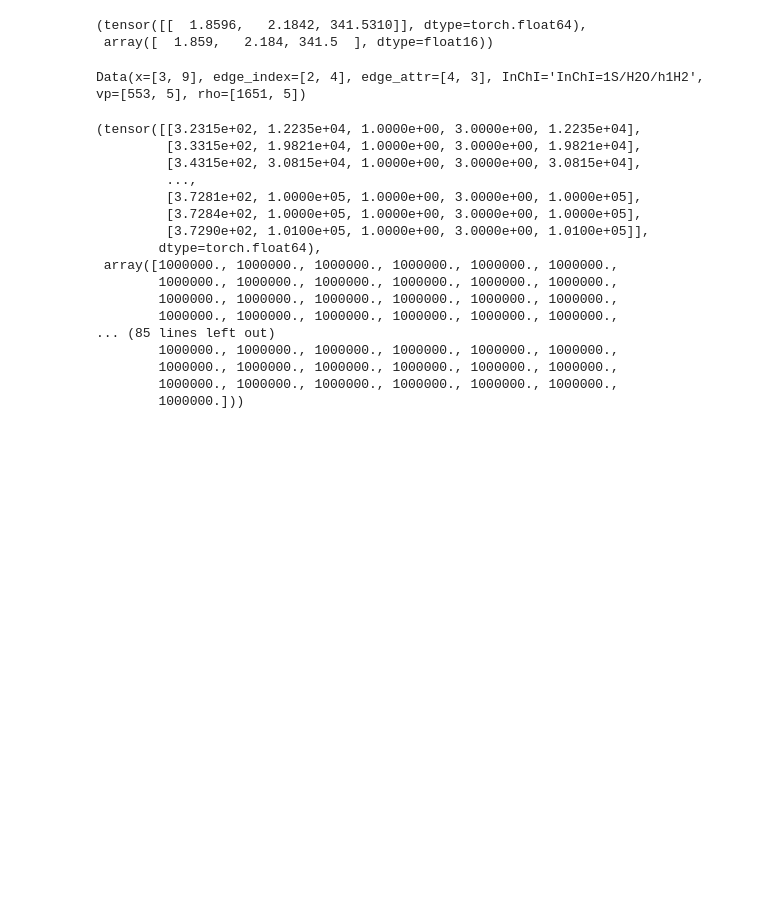
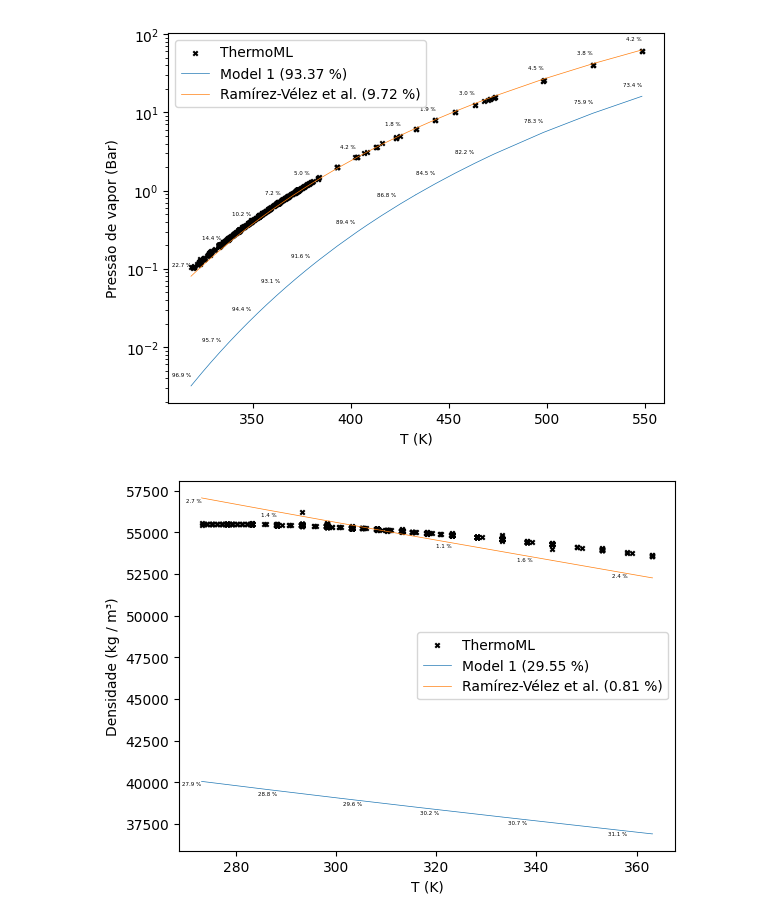
Before and after one commit to wildsonbbl/gnnepcsaft, a Jupyter notebook: init_para.ipynb, the cells around one changed output. Drawn from its saved outputs; the diff is of its cells as text; code cells hidden in the pictures; blank space fills up the shorter version.

```diff
--- a/init_para.ipynb
+++ b/init_para.ipynb
@@ -38,11 +41,11 @@ config.post_layers=3
 model_dtype = torch.float64
 # %%
 # Create and initialize the network.
-deg = calc_deg("thermoml", './')
+deg = calc_deg("ramirez", './')
 model = create_model(config, deg).to(device, model_dtype)
 # %%
 # Set up checkpointing of the model.
-ckp_path = "./train/checkpoints/model2-2_67e6.pth"
+ckp_path = "./train/checkpoints/model1-2_21e6.pth"
 if osp.exists(ckp_path):
     checkpoint = torch.load(ckp_path, map_location=torch.device("cpu"))
     model.load_state_dict(checkpoint["model_state_dict"])
@@ -60,11 +65,11 @@ with torch.no_grad():
 
         graphs = graphs.to(device)
         parameters = model(graphs)
-        params = parameters.squeeze().to(torch.float64).detach().numpy()
+        params = parameters.squeeze().to(torch.float64).numpy()
         rho = graphs.rho.view(-1, 5).to(torch.float64).numpy()
         vp = graphs.vp.view(-1, 5).to(torch.float64).numpy()
-        mden, mvp = MAPE(params, rho, vp)
-        mden_array, mvp_array = APE(params, rho, vp)
+        mden_array, mvp_array = MAPE(params, rho, vp, False)
+        mden, mvp = mden_array.mean(), mvp_array.mean()
         parameters = parameters.tolist()[0]
         model_para[graphs.InChI] = (parameters, mden, mvp)
         model_array[graphs.InChI] = (mden_array, mvp_array)
@@ -170,35 +170,9 @@ with torch.no_grad():
 
     graphs = graphs.to(device)
     parameters = model(graphs)
-    params = parameters.squeeze().to(torch.float16).detach().numpy()
-parameters, params
+    params = parameters.squeeze().to(torch.float64).detach().numpy()
+params
-# %% [output]
-(tensor([[  1.8596,   2.1842, 341.5310]], dtype=torch.float64),
- array([  1.859,   2.184, 341.5  ], dtype=float16))
 # %%
 for gh in testloader:
     if gh.InChI == inchi:
         break
-gh
-# %% [output]
-Data(x=[3, 9], edge_index=[2, 4], edge_attr=[4, 3], InChI='InChI=1S/H2O/h1H2', vp=[553, 5], rho=[1651, 5])
-# %%
-gh.vp, mvp_array
-# %% [output]
-(tensor([[3.2315e+02, 1.2235e+04, 1.0000e+00, 3.0000e+00, 1.2235e+04],
-         [3.3315e+02, 1.9821e+04, 1.0000e+00, 3.0000e+00, 1.9821e+04],
-         [3.4315e+02, 3.0815e+04, 1.0000e+00, 3.0000e+00, 3.0815e+04],
-         ...,
-         [3.7281e+02, 1.0000e+05, 1.0000e+00, 3.0000e+00, 1.0000e+05],
-         [3.7284e+02, 1.0000e+05, 1.0000e+00, 3.0000e+00, 1.0000e+05],
-         [3.7290e+02, 1.0100e+05, 1.0000e+00, 3.0000e+00, 1.0100e+05]],
-        dtype=torch.float64),
- array([1000000., 1000000., 1000000., 1000000., 1000000., 1000000.,
-        1000000., 1000000., 1000000., 1000000., 1000000., 1000000.,
-        1000000., 1000000., 1000000., 1000000., 1000000., 1000000.,
-        1000000., 1000000., 1000000., 1000000., 1000000., 1000000.,
-... (85 lines left out)
-        1000000., 1000000., 1000000., 1000000., 1000000., 1000000.,
-        1000000., 1000000., 1000000., 1000000., 1000000., 1000000.,
-        1000000., 1000000., 1000000., 1000000., 1000000., 1000000.,
-        1000000.]))
@@ -204,0 +281,6 @@ gh.vp, mvp_array
+# %%
+inchi = "InChI=1S/H2O/h1H2"
+plotdata(inchi)
+# %% [output]
+[figure, added]
+[figure, added]
```
Also changed, not shown: parts of 6 cells of this notebook, 1 other file.
